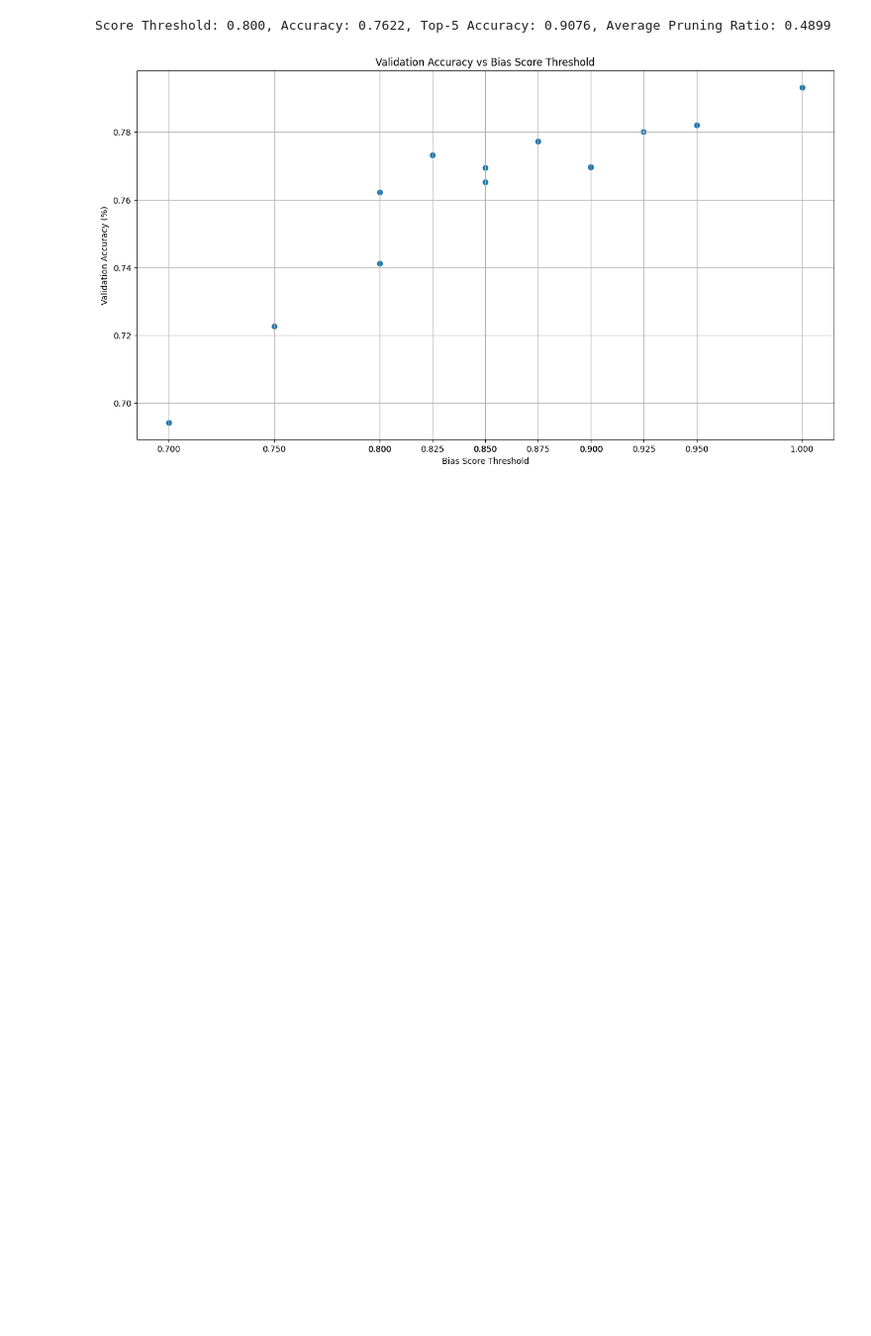
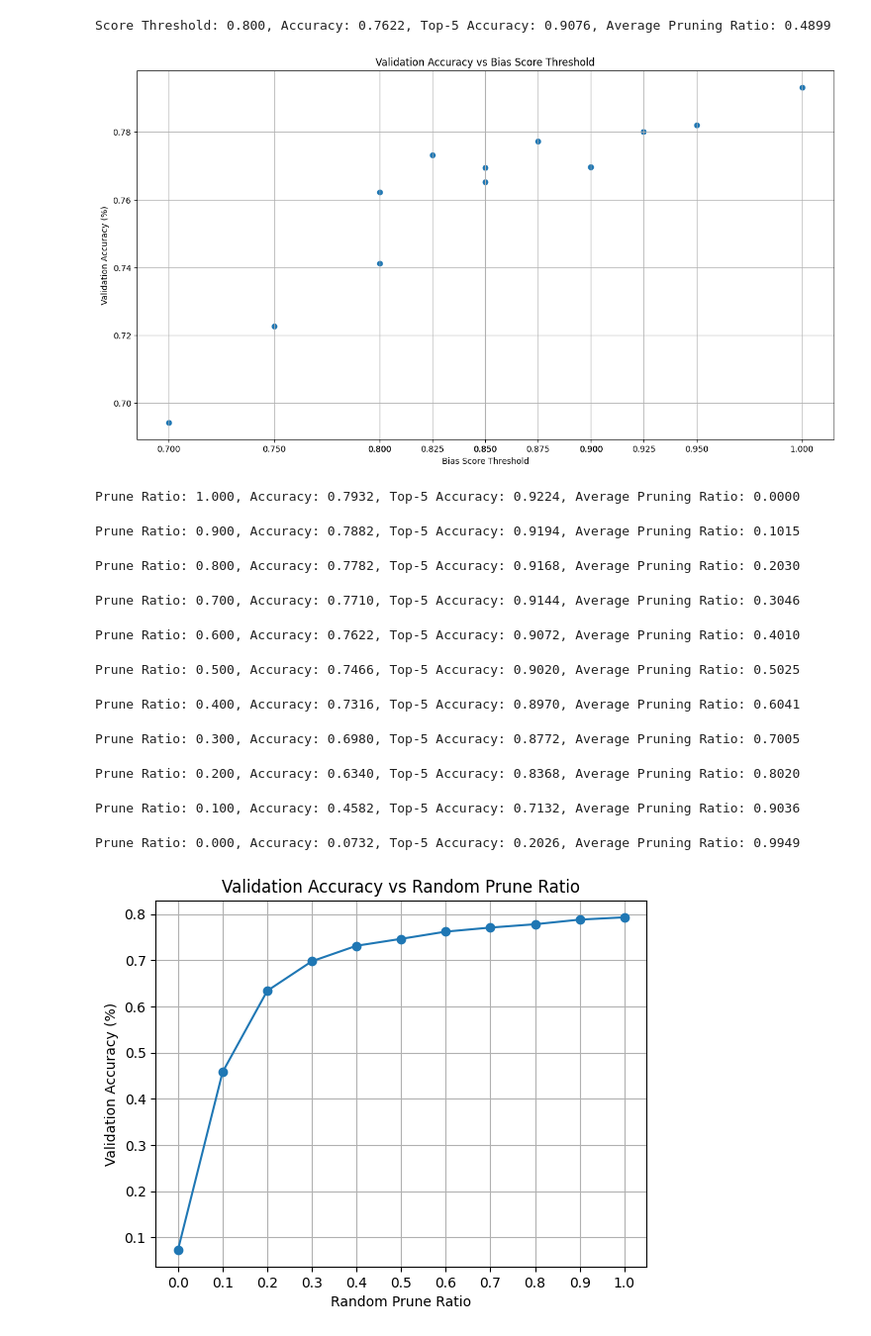
Before and after one commit to Carlosss543/attention-with-bias, a Jupyter notebook: forward_pruning.ipynb, the cells around one changed output. Shown at 99% size. Drawn from its saved outputs; the diff is of its cells as text; code cells hidden in the pictures; blank space fills up the shorter version.

```diff
--- a/forward_pruning.ipynb
+++ b/forward_pruning.ipynb
@@ -11,7 +11,7 @@ from utils import *
 from training_utils import val_one_epoch
 # %%
 params = SimpleNamespace(
-    gpu_idx=1,
+    gpu_idx=0,
     num_classes=100,
     img_size=224,
     batch_size=128,
@@ -20,6 +20,7 @@ params = SimpleNamespace(
     bias_threshold=None,
     bias_topk=None,
     bias_score_threshold=None,
+    bias_random_prune=None,
     bias_only=[False]*8 + [True]*4
 )
 # %%
@@ -35,5 +36,5 @@ Device: cuda:1 NVIDIA GeForce RTX 2080 Ti
 # %%
-model = vit_custom(num_classes=params.num_classes, image_size=params.img_size, use_bias=params.use_bias, bias_threshold=params.bias_threshold, bias_topk=params.bias_topk, bias_score_threshold=params.bias_score_threshold, bias_only=params.bias_only).to(device)
+model = vit_custom(num_classes=params.num_classes, image_size=params.img_size, use_bias=params.use_bias, bias_threshold=params.bias_threshold, bias_topk=params.bias_topk, bias_score_threshold=params.bias_score_threshold, bias_random_prune=params.bias_random_prune, bias_only=params.bias_only).to(device)
 checkpoint = torch.load(params.checkpoint_path, map_location=device)
 checkpoint = checkpoint["model_state_dict"]
 checkpoint = convert_qkv_to_q_k_v(checkpoint)
@@ -171,3 +172,43 @@ Score Threshold: 0.900, Accuracy: 0.7696, Top-5 Accuracy: 0.9134, Average Prunin
 Score Threshold: 0.850, Accuracy: 0.7694, Top-5 Accuracy: 0.9102, Average Pruning Ratio: 0.4313
 Score Threshold: 0.800, Accuracy: 0.7622, Top-5 Accuracy: 0.9076, Average Pruning Ratio: 0.4899
 [figure]
+# %%
+# plot accuracy en fonction du nombre de neurones prunés (random pruning)
+
+random_prune_values = [1.0, 0.9, 0.8, 0.7, 0.6, 0.5, 0.4, 0.3, 0.2, 0.1, 0.0]
+acc_values = []
+avg_pruned_ratio_values = []
+
+for prune_ratio in random_prune_values:
+    model = vit_custom(num_classes=params.num_classes, image_size=params.img_size, use_bias=True, bias_threshold=None, bias_topk=None, bias_random_prune=prune_ratio).to(device)
+    checkpoint = torch.load(params.checkpoint_path, map_location=device)
+    checkpoint = checkpoint["model_state_dict"]
+    checkpoint = convert_qkv_to_q_k_v(checkpoint)
+    model.load_state_dict(checkpoint)
+    model.eval();
+
+    avg_loss, avg_acc, avg_acc_top5, avg_pruned_ratio = val_one_epoch(val_loader, model, torch.nn.CrossEntropyLoss(), device, wandb_log=False)
+    acc_values.append(avg_acc)
+    avg_pruned_ratio_values.append(avg_pruned_ratio)
+    print(f"Prune Ratio: {prune_ratio:.3f}, Accuracy: {avg_acc:.4f}, Top-5 Accuracy: {avg_acc_top5:.4f}, Average Pruning Ratio: {avg_pruned_ratio:.4f}")
+
+plt.plot(random_prune_values, acc_values, marker='o')
+plt.title("Validation Accuracy vs Random Prune Ratio")
+plt.xlabel("Random Prune Ratio")
+plt.ylabel("Validation Accuracy (%)")
+plt.xticks(random_prune_values)
+plt.grid()
+plt.show()
+# %% [output]
+Prune Ratio: 1.000, Accuracy: 0.7932, Top-5 Accuracy: 0.9224, Average Pruning Ratio: 0.0000
+Prune Ratio: 0.900, Accuracy: 0.7882, Top-5 Accuracy: 0.9194, Average Pruning Ratio: 0.1015
+Prune Ratio: 0.800, Accuracy: 0.7782, Top-5 Accuracy: 0.9168, Average Pruning Ratio: 0.2030
+Prune Ratio: 0.700, Accuracy: 0.7710, Top-5 Accuracy: 0.9144, Average Pruning Ratio: 0.3046
+Prune Ratio: 0.600, Accuracy: 0.7622, Top-5 Accuracy: 0.9072, Average Pruning Ratio: 0.4010
+Prune Ratio: 0.500, Accuracy: 0.7466, Top-5 Accuracy: 0.9020, Average Pruning Ratio: 0.5025
+Prune Ratio: 0.400, Accuracy: 0.7316, Top-5 Accuracy: 0.8970, Average Pruning Ratio: 0.6041
+Prune Ratio: 0.300, Accuracy: 0.6980, Top-5 Accuracy: 0.8772, Average Pruning Ratio: 0.7005
+Prune Ratio: 0.200, Accuracy: 0.6340, Top-5 Accuracy: 0.8368, Average Pruning Ratio: 0.8020
+Prune Ratio: 0.100, Accuracy: 0.4582, Top-5 Accuracy: 0.7132, Average Pruning Ratio: 0.9036
+Prune Ratio: 0.000, Accuracy: 0.0732, Top-5 Accuracy: 0.2026, Average Pruning Ratio: 0.9949
+[figure, added]
```
Also changed, not shown: parts of 1 cell of this notebook, 4 other files.
